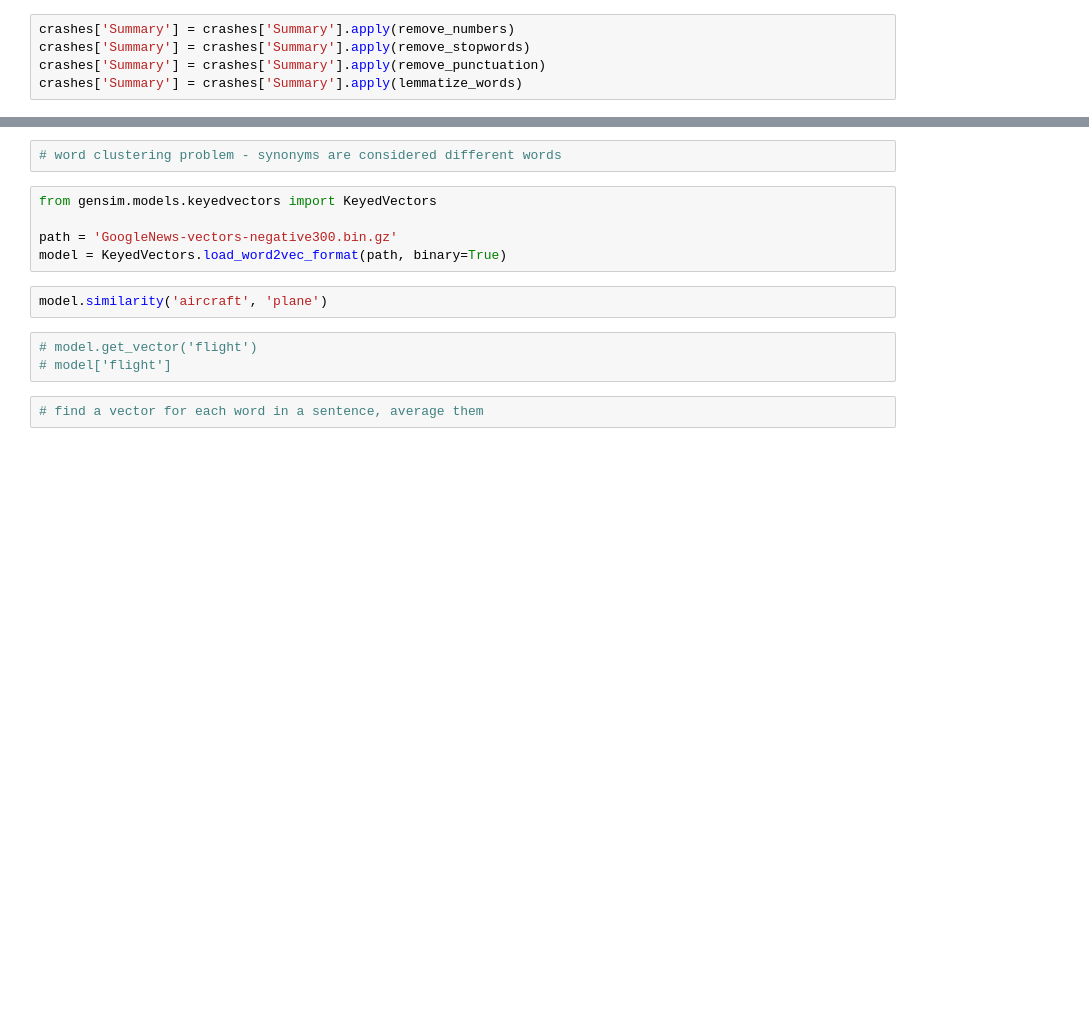
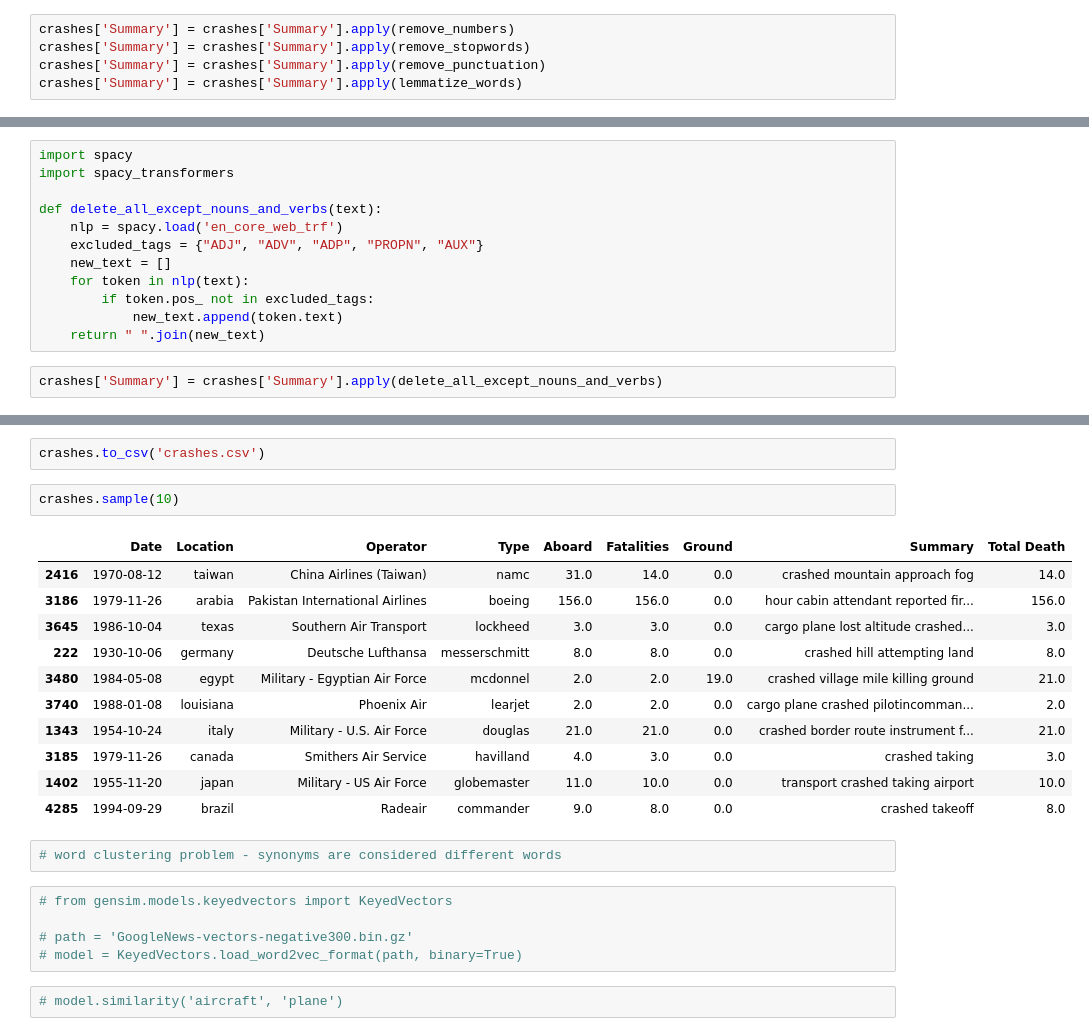
Before and after one commit to programmersockson/air-crash-data-analysis, a Jupyter notebook: airplane_crashes.ipynb, the cells around one changed output, grey strips where cells are left out. Cells and saved outputs as stored; diff of their text form; blank space fills up the shorter version.

Commit message:
used spacy to clean the summary column

```diff
--- a/airplane_crashes.ipynb
+++ b/airplane_crashes.ipynb
@@ -335,0 +349,14 @@ pd.Series(' '.join(crashes["Summary"]).split()).value_counts()[:900]
+# %%
+import spacy
+import spacy_transformers
+
+def delete_all_except_nouns_and_verbs(text):
+    nlp = spacy.load('en_core_web_trf')
+    excluded_tags = {"ADJ", "ADV", "ADP", "PROPN", "AUX"}
+    new_text = []
+    for token in nlp(text):
+        if token.pos_ not in excluded_tags:
+            new_text.append(token.text)
+    return " ".join(new_text)
+# %%
+crashes['Summary'] = crashes['Summary'].apply(delete_all_except_nouns_and_verbs)
@@ -336,14 +378,25 @@ pd.Series(' '.join(crashes["Summary"]).split()).value_counts()[:900]
+# %%
+crashes.to_csv('crashes.csv')
+# %%
+crashes.sample(10)
+# %% [output]
+|  | Date | Location | Operator | Type | Aboard | Fatalities | Ground | Summary | Total Death |
+| 2416 | 1970-08-12 | taiwan | China Airlines (Taiwan) | namc | 31.0 | 14.0 | 0.0 | crashed mountain approach fog | 14.0 |
+| 3186 | 1979-11-26 | arabia | Pakistan International Airlines | boeing | 156.0 | 156.0 | 0.0 | hour cabin attendant reported fir... | 156.0 |
+| 3645 | 1986-10-04 | texas | Southern Air Transport | lockheed | 3.0 | 3.0 | 0.0 | cargo plane lost altitude crashed... | 3.0 |
+| 222 | 1930-10-06 | germany | Deutsche Lufthansa | messerschmitt | 8.0 | 8.0 | 0.0 | crashed hill attempting land | 8.0 |
+| 3480 | 1984-05-08 | egypt | Military - Egyptian Air Force | mcdonnel | 2.0 | 2.0 | 19.0 | crashed village mile killing ground | 21.0 |
+| 3740 | 1988-01-08 | louisiana | Phoenix Air | learjet | 2.0 | 2.0 | 0.0 | cargo plane crashed pilotincomman... | 2.0 |
+| 1343 | 1954-10-24 | italy | Military - U.S. Air Force | douglas | 21.0 | 21.0 | 0.0 | crashed border route instrument f... | 21.0 |
+| 3185 | 1979-11-26 | canada | Smithers Air Service | havilland | 4.0 | 3.0 | 0.0 | crashed taking | 3.0 |
+| 1402 | 1955-11-20 | japan | Military - US Air Force | globemaster | 11.0 | 10.0 | 0.0 | transport crashed taking airport | 10.0 |
+| 4285 | 1994-09-29 | brazil | Radeair | commander | 9.0 | 8.0 | 0.0 | crashed takeoff | 8.0 |
 # %%
 # word clustering problem - synonyms are considered different words
 # %%
-from gensim.models.keyedvectors import KeyedVectors
+# from gensim.models.keyedvectors import KeyedVectors
 
-path = 'GoogleNews-vectors-negative300.bin.gz'
-model = KeyedVectors.load_word2vec_format(path, binary=True)
+# path = 'GoogleNews-vectors-negative300.bin.gz'
+# model = KeyedVectors.load_word2vec_format(path, binary=True)
 # %%
-model.similarity('aircraft', 'plane')
+# model.similarity('aircraft', 'plane')
-# %%
-# model.get_vector('flight')
-# model['flight']
-# %%
-# find a vector for each word in a sentence, average them
```
Also changed, not shown: parts of 4 cells of this notebook.
